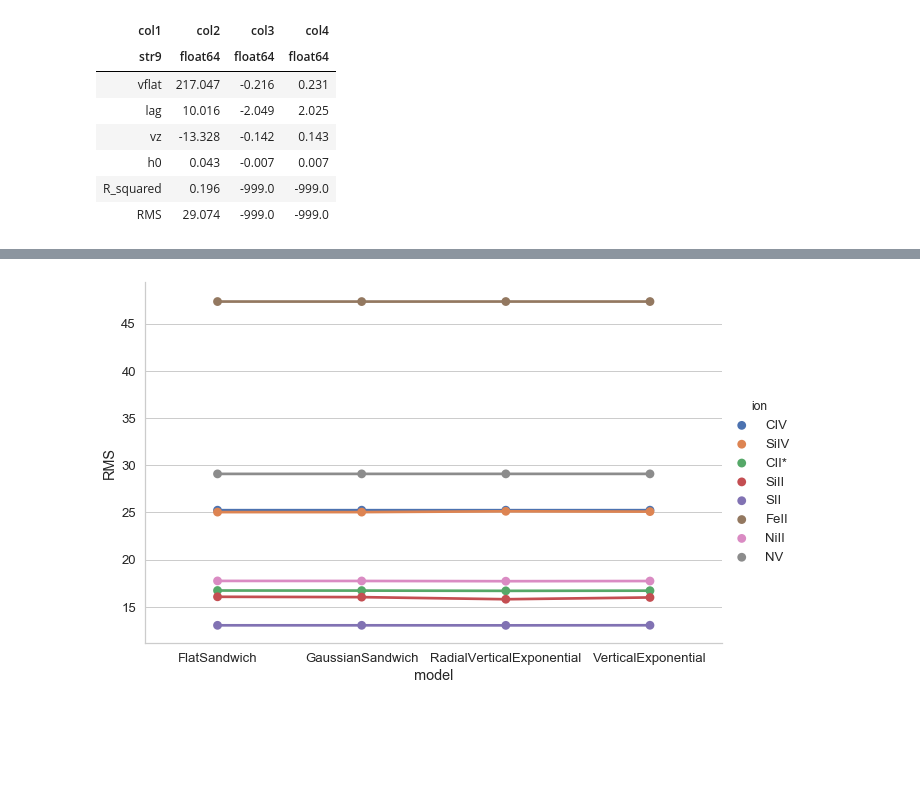
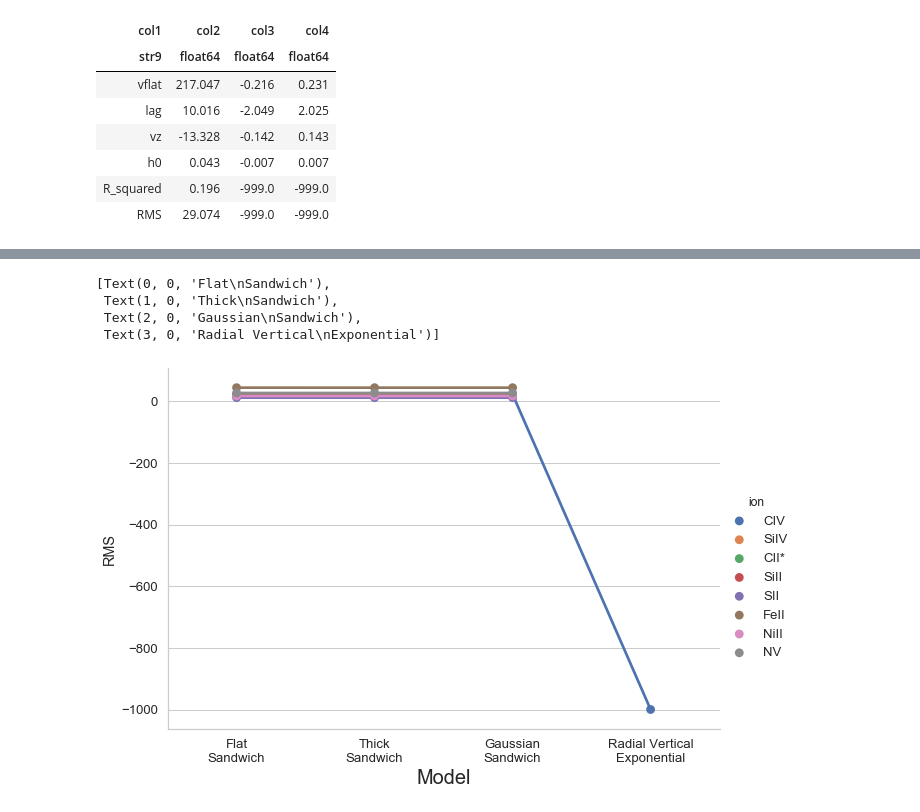
Before and after one commit to hvbish/DHmodels, a Jupyter notebook: DHmodels_analysis.ipynb, the cells around one changed output, grey strips where cells are left out. Saved outputs shown, nothing was run; the diff lists cells and outputs as text; code cells hidden in the pictures; blank space fills up the shorter version.

```diff
--- a/DHmodels_analysis.ipynb
+++ b/DHmodels_analysis.ipynb
@@ -21,13 +19,17 @@ AttributeError: module 'seaborn' has no attribute 'set_theme'
 # %%
-runs = Table(names=["model","ion","hvc_flag","RMS","R_squared",\
+runs = Table(names=["model","ion","E_ion","hvc_flag","RMS","R_squared",\
                     "vflat","vflat_err_lower","vflat_err_upper",\
                     "lag","lag_err_lower","lag_err_upper",\
                     "vz","vz_err_lower","vz_err_upper",\
                     "h0","h0_err_lower","h0_err_upper",\
                     "sigma","sigma_err_lower","sigma_err_upper",\
-                    "R0","R0_err_lower","R0_err_upper"\
+                    "R0","R0_err_lower","R0_err_upper",\
+                    "hmin","hmin_err_lower","hmin_err_upper",\
+                    "hmax","hmax_err_lower","hmax_err_upper"\
                    ],
-            dtype=['<U40', '<U7', 'U','f','f',
+            dtype=['<U40', '<U7', 'f', 'U','f','f',
+                  'f','f','f',
+                  'f','f','f',
                   'f','f','f',
                   'f','f','f',
                   'f','f','f',
@@ -40,0 +75,10 @@ hvc_flag = ['3']
+# %%
+# Create a dictionary with ion info
+
+ion_dict = dict()
+
+for i, ion in enumerate(ions):
+    ion_dict[ion] = {'ionization energy':ionization_energies[i],
+                      'num_sightlines':num_sightlines[i]}
+
+ion_dict
@@ -65,15 +118,20 @@ Table length=6
 | R_squared | 0.196 | -999.0 | -999.0 |
 | RMS | 29.074 | -999.0 | -999.0 |
 # %%
-# Load FlatSandwich results
+# Load model results, add a row to column for each
+
+# filepath = os.getcwd()+'/runs/'
+filepath = os.getcwd()+'/runs/lat_'+str(lat_lim)+'/'
+
 for model in models:
     print(model)
+#     if model == 'RadialVerticalExponential': break
     for ion in ions:
         print(ion)
         for hflag in hvc_flag:
             runs.add_row(vals=['-999']*len(runs.colnames))
-            runs[-1]['model'],runs[-1]['ion'],runs[-1]['hvc_flag'] = model, ion, hflag # Add model, ion, and HVC flag of this run to the row of the table you just added
-            temp = Table.read(os.getcwd()+'/runs/hvc_flag_'+hflag+'/'+model+'/params_'+model+'_'+ion+'.txt',format='ascii') # Read in output file
+            runs[-1]['model'],runs[-1]['ion'],runs[-1]['hvc_flag'],runs[-1]['E_ion'] = model, ion, hflag, E_ion[ion] # Add model, ion, and HVC flag of this run to the row of the table you just added
+            temp = Table.read(filepath+'hvc_flag_'+hflag+'/'+model+'/params_'+model+'_'+ion+'.txt',format='ascii') # Read in output file
             for row in temp:
                 param = row[0]
                 runs[-1][param] = row[1] # parameter value
@@ -102,0 +161,9 @@ NV
+# %%
+# Add a column with normalized goodness-of-fit
+
+NRMS = []
+
+for row in runs:
+    NRMS.append(row['RMS']/np.sqrt(ion_dict[row['ion']]['num_sightlines']))
+
+runs['NRMS'] = NRMS
@@ -184,20 +348,27 @@ pd_runs = runs.to_pandas()
 # %%
 # cp.xlabel(fontsize=20)
 # sns.set_style("white")
 # sns.set(font_scale=1)
 sns.set(style="whitegrid", font_scale=1.2)
 # fig, ax = plt.subplots()
 
 # sns.catplot(x="model", y="RMS", hue="ion",
 #             palette={"male": "g", "female": "m"},
 #             markers=["^", "o"], linestyles=["-", "--"],
 #             kind="point", data=runs)
 
 # plt.figure(figsize = (15,8))
 
 cp = sns.catplot(x="model", y="RMS", hue="ion",
             kind="point", data=pd_runs,
             height=6,aspect=1.5)
-ax.set_xlabel('X_axis',fontsize=20);
+# ax.set_xlabel('X_axis',fontsize=20);
+cp.axes[0,0].set_xlabel('Model',fontsize=20)
+cp.axes[0,0].set_xticklabels(['Flat\nSandwich','Thick\nSandwich','Gaussian\nSandwich','Radial Vertical\nExponential','Vertical\nExponential'])
+# plt.set_xtickslabels()
 # %% [output]
+[Text(0, 0, 'Flat\nSandwich'),
+ Text(1, 0, 'Thick\nSandwich'),
+ Text(2, 0, 'Gaussian\nSandwich'),
+ Text(3, 0, 'Radial Vertical\nExponential')]
-[figure, old version]
+[figure, new version]
```
Also changed, not shown: parts of 21 cells of this notebook, 2 other files.
